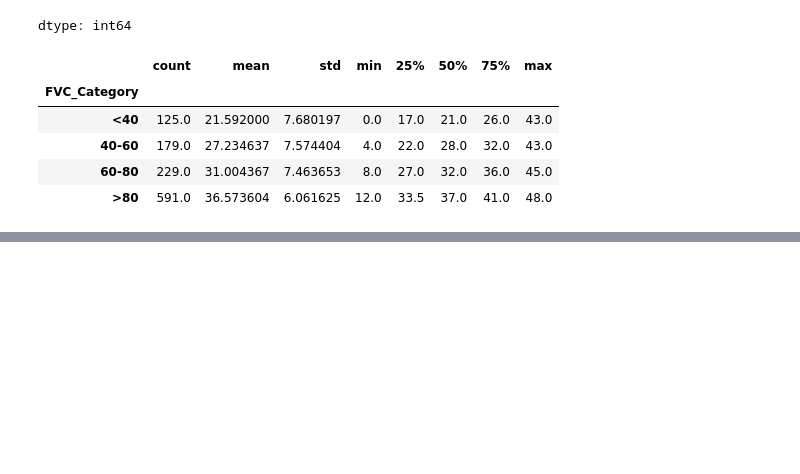
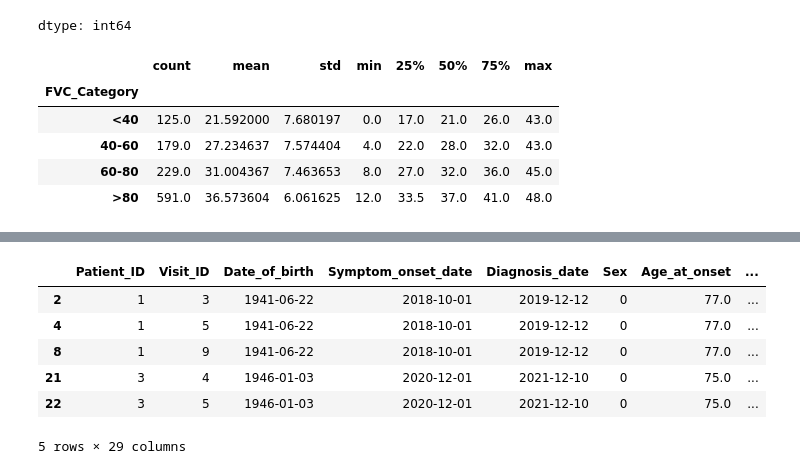
Before and after one commit to FaridRash/Advance-Statistical-Learnin--Semester-3, a Jupyter notebook: Farid/Farid_Null_Values.ipynb, the cells around one changed output, grey strips where cells are left out. Cells and saved outputs as stored; diff of their text form; code cells hidden in the pictures; blank space fills up the shorter version.

```diff
--- a/Farid/Farid_Null_Values.ipynb
+++ b/Farid/Farid_Null_Values.ipynb
@@ -66,0 +95,14 @@ display(df.groupby('FVC_Category')['ALSFRS_R'].describe())
+# %%
+# Identify rows where FVC is 'ND'
+nd_fvc_rows = df[df['FVC'] == 'ND']
+
+# Display the first few rows with 'ND' in FVC
+display(nd_fvc_rows.head())
+# %% [output]
+|  | Patient_ID | Visit_ID | Date_of_birth | Symptom_onset_date | Diagnosis_date | Sex | Age_at_onset | ... |
+| 2 | 1 | 3 | 1941-06-22 | 2018-10-01 | 2019-12-12 | 0 | 77.0 | ... |
+| 4 | 1 | 5 | 1941-06-22 | 2018-10-01 | 2019-12-12 | 0 | 77.0 | ... |
+| 8 | 1 | 9 | 1941-06-22 | 2018-10-01 | 2019-12-12 | 0 | 77.0 | ... |
+| 21 | 3 | 4 | 1946-01-03 | 2020-12-01 | 2021-12-10 | 0 | 75.0 | ... |
+| 22 | 3 | 5 | 1946-01-03 | 2020-12-01 | 2021-12-10 | 0 | 75.0 | ... |
+5 rows × 29 columns
```
Also changed, not shown: parts of 20 cells of this notebook.
